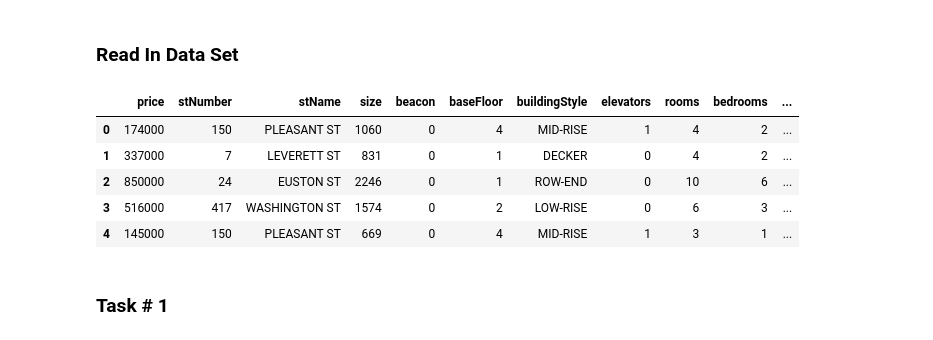
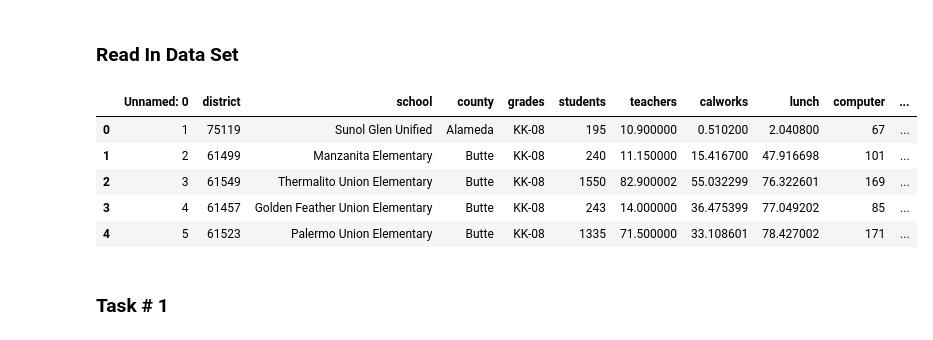
Before and after one commit to pharringtonp19/business-analytics, a Jupyter notebook: notebooks/regression/multivariate_regression_basics_class.ipynb, the cells around one changed output. Saved outputs shown, nothing was run; the diff lists cells and outputs as text; code cells hidden in the pictures.

```diff
--- a/notebooks/regression/multivariate_regression_basics_class.ipynb
+++ b/notebooks/regression/multivariate_regression_basics_class.ipynb
@@ -45,15 +39,16 @@ from functools import partial
 # %% [markdown]
 ### **Read In Data Set**
 # %%
-df = pd.read_csv('/content/business-analytics/datasets/brookline.csv')
+df = pd.read_csv('/content/business-analytics/datasets/CASchools.csv')
+df['students_per_teacher'] = df['students'] / df['teachers']
 df.head()
 # %% [output]
-|  | price | stNumber | stName | size | beacon | baseFloor | buildingStyle | elevators | rooms | bedrooms | ... |
-| 0 | 174000 | 150 | PLEASANT ST | 1060 | 0 | 4 | MID-RISE | 1 | 4 | 2 | ... |
-| 1 | 337000 | 7 | LEVERETT ST | 831 | 0 | 1 | DECKER | 0 | 4 | 2 | ... |
-| 2 | 850000 | 24 | EUSTON ST | 2246 | 0 | 1 | ROW-END | 0 | 10 | 6 | ... |
-| 3 | 516000 | 417 | WASHINGTON ST | 1574 | 0 | 2 | LOW-RISE | 0 | 6 | 3 | ... |
-| 4 | 145000 | 150 | PLEASANT ST | 669 | 0 | 4 | MID-RISE | 1 | 3 | 1 | ... |
+|  | Unnamed: 0 | district | school | county | grades | students | teachers | calworks | lunch | computer | ... |
+| 0 | 1 | 75119 | Sunol Glen Unified | Alameda | KK-08 | 195 | 10.900000 | 0.510200 | 2.040800 | 67 | ... |
+| 1 | 2 | 61499 | Manzanita Elementary | Butte | KK-08 | 240 | 11.150000 | 15.416700 | 47.916698 | 101 | ... |
+| 2 | 3 | 61549 | Thermalito Union Elementary | Butte | KK-08 | 1550 | 82.900002 | 55.032299 | 76.322601 | 169 | ... |
+| 3 | 4 | 61457 | Golden Feather Union Elementary | Butte | KK-08 | 243 | 14.000000 | 36.475399 | 77.049202 | 85 | ... |
+| 4 | 5 | 61523 | Palermo Union Elementary | Butte | KK-08 | 1335 | 71.500000 | 33.108601 | 78.427002 | 171 | ... |
 # %% [markdown]
 ### **Task \# 1**
 # %%
```
Also changed, not shown: parts of 19 cells of this notebook.
